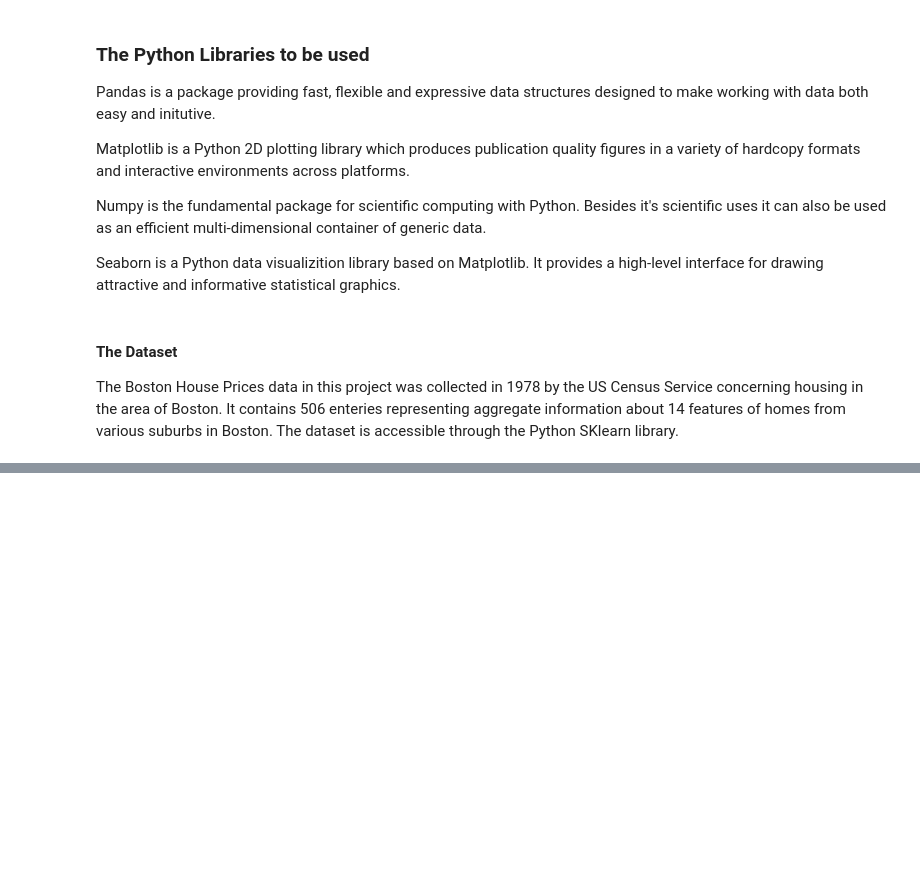
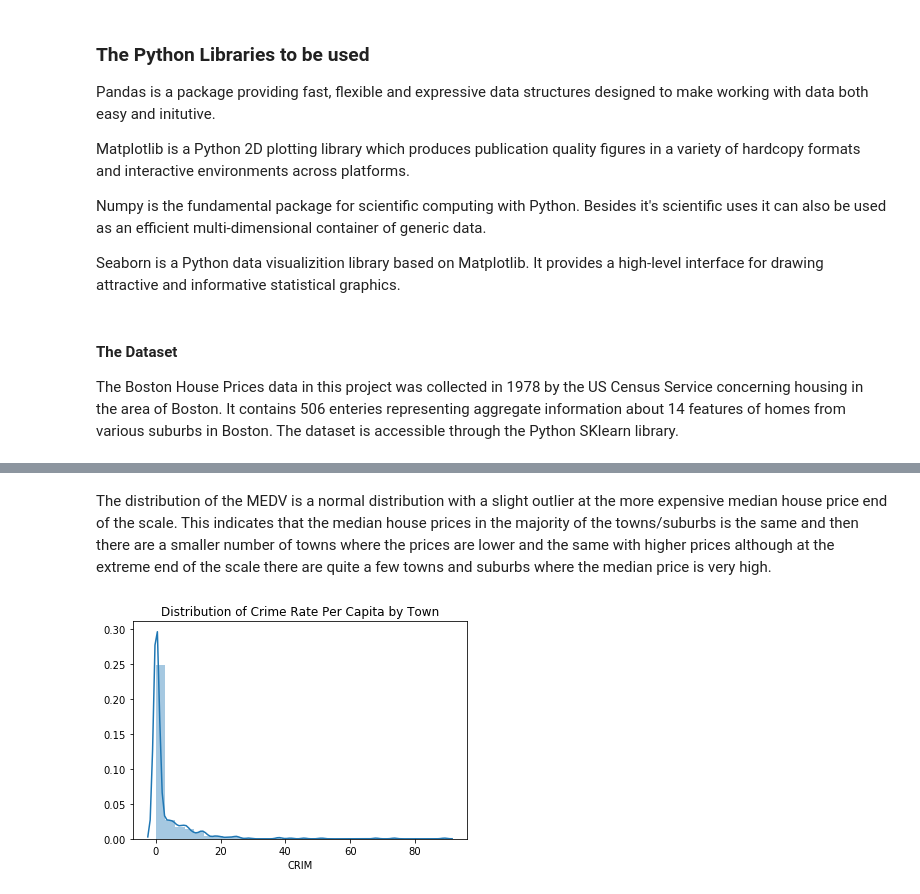
Before and after one commit to TommyVaughan/Boston-House-Prices, a Jupyter notebook: Machine Learning & Statistics - Boston House Prices.ipynb, the cells around one changed output, grey strips where cells are left out. Cells and saved outputs as stored; diff of their text form; code cells hidden in the pictures; blank space fills up the shorter version.

```diff
--- a/Machine Learning & Statistics - Boston House Prices.ipynb
+++ b/Machine Learning & Statistics - Boston House Prices.ipynb
@@ -81,0 +140,8 @@ df.describe() # A look at the statistics of the data
+# %% [markdown]
+The distribution of the MEDV is a normal distribution with a slight outlier at the more expensive median house price end of the scale. This indicates that the median house prices in the majority of the towns/suburbs is the same and then there are a smaller number of towns where the prices are lower and the same with higher prices although at the extreme end of the scale there are quite a few towns and suburbs where the median price is very high.
+# %%
+sns.distplot(boston1['CRIM'], bins=30)
+plt.title ("Distribution of Crime Rate Per Capita by Town")
+plt.show()
+# %% [output]
+[figure, added]
```
Also changed, not shown: parts of 20 cells of this notebook.
